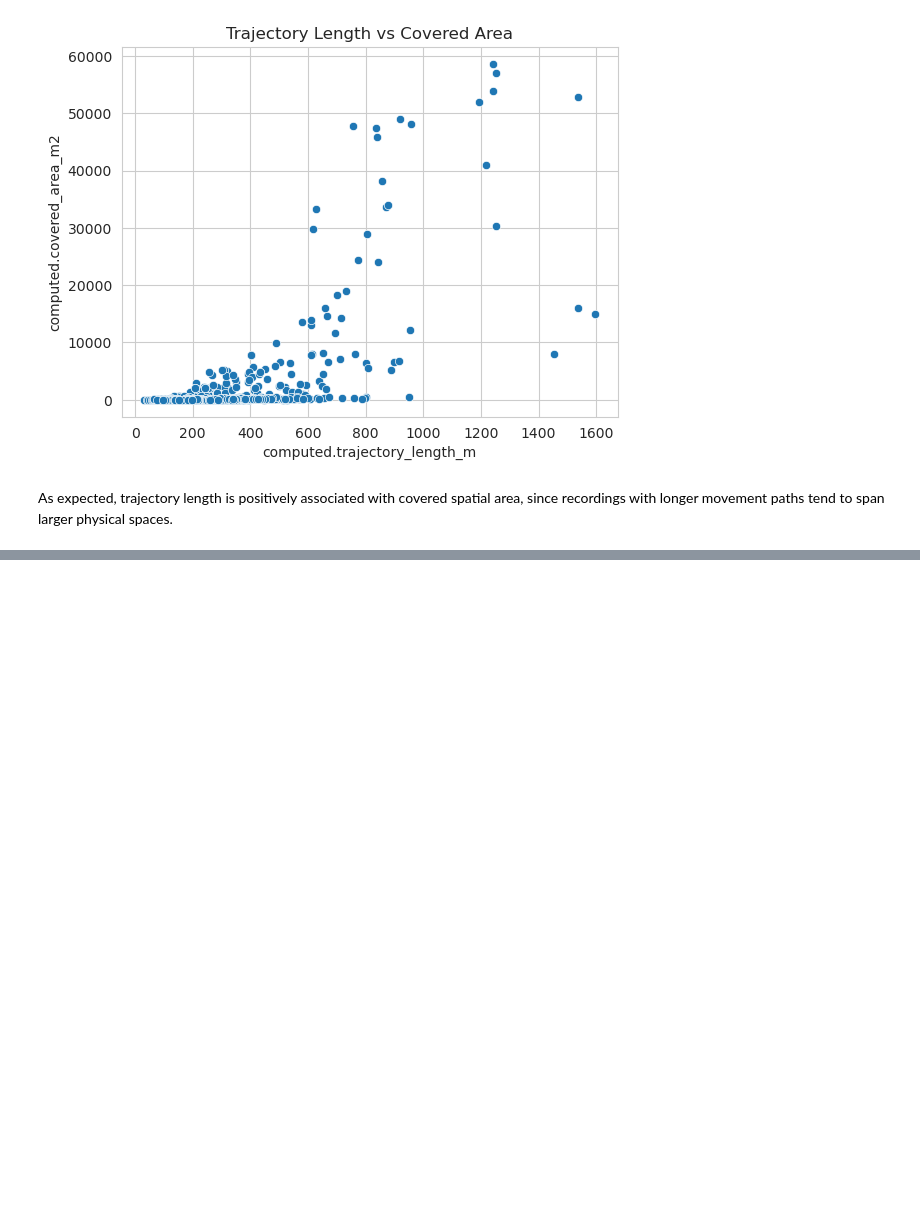
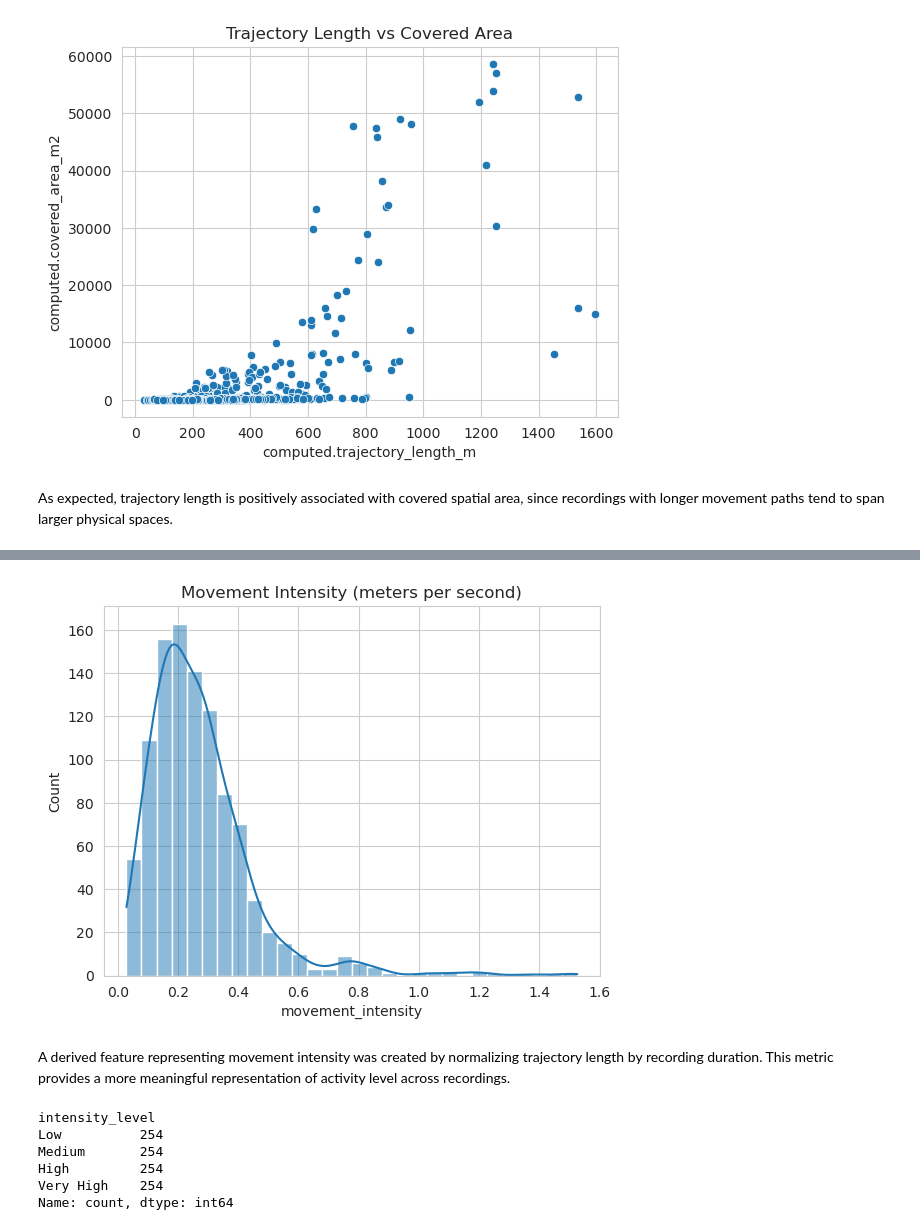
Before and after one commit to bartteeuwen/USD-Data-Science-Cloud-Computing-Class, a Jupyter notebook: REAL-Glass-Project/nymeria/Kamran-EDA.ipynb, the cells around one changed output, grey strips where cells are left out. Drawn from its saved outputs; the diff is of its cells as text; code cells hidden in the pictures; blank space fills up the shorter version.

```diff
--- a/REAL-Glass-Project/nymeria/Kamran-EDA.ipynb
+++ b/REAL-Glass-Project/nymeria/Kamran-EDA.ipynb
@@ -311,0 +333,28 @@ As expected, trajectory length is positively associated with covered spatial are
+# %%
+df_meta["movement_intensity"] = (
+    df_meta["computed.trajectory_length_m"] /
+    df_meta["duration_s"]
+)
+# %%
+sns.histplot(df_meta["movement_intensity"], bins=30, kde=True)
+plt.title("Movement Intensity (meters per second)")
+plt.show()
+# %% [output]
+[figure, added]
+# %% [markdown]
+A derived feature representing movement intensity was created by normalizing trajectory length by recording duration. This metric provides a more meaningful representation of activity level across recordings.
+# %%
+df_meta["intensity_level"] = pd.qcut(
+    df_meta["movement_intensity"],
+    q=4,
+    labels=["Low", "Medium", "High", "Very High"]
+)
+
+df_meta["intensity_level"].value_counts()
+# %% [output]
+intensity_level
+Low          254
+Medium       254
+High         254
+Very High    254
+Name: count, dtype: int64
```
Also changed, not shown: parts of 15 cells of this notebook, 3 other files.
